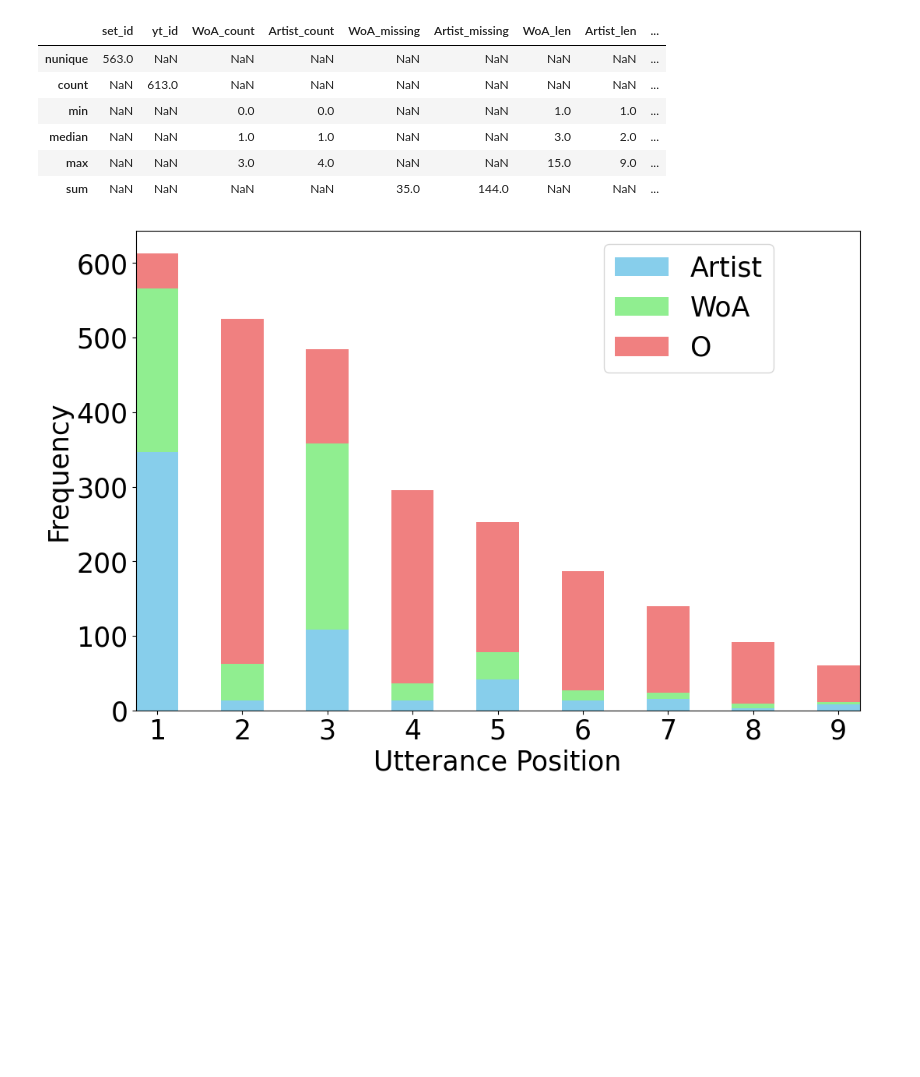
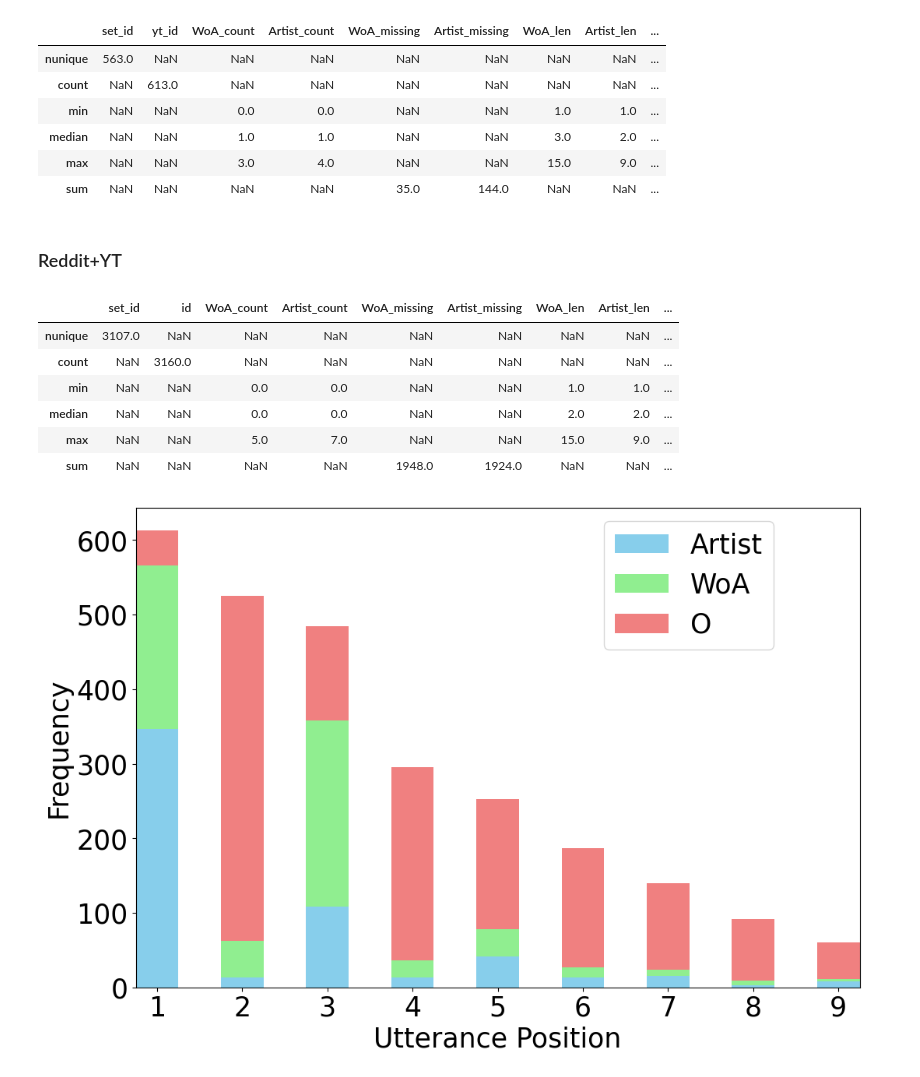
Before and after one commit to progsi/YTUnCoverLLM, a Jupyter notebook: notebooks/dataset.ipynb, the cells around one changed output. Cells and saved outputs as stored; diff of their text form; code cells hidden in the pictures; blank space fills up the shorter version.

```diff
--- a/notebooks/dataset.ipynb
+++ b/notebooks/dataset.ipynb
@@ -5,6 +5,8 @@ sys.path.append("..")
 from src.Utils import get_ents_spans
 
 data = pd.read_parquet("../data/dataset/shs100k2/data.parquet").reset_index()
+data2 = pd.read_parquet("../data/dataset/reddit+shsyt/data.parquet").reset_index().drop_duplicates(
+    subset="id").reset_index()
 # %% [markdown]
 # Overview
 # %%
@@ -24,6 +26,23 @@ data["WoA_len"] = data.WoA_first.apply(lambda x: x[1] + 1 - x[0] if isinstance(x
 data["Artist_len"] = data.Artist_first.apply(lambda x: x[1] + 1 - x[0] if isinstance(x, tuple) else None)
 data["WoA_start"] = data.WoA_first.apply(lambda x: x[0] if x else None)
 data["Artist_start"] = data.Artist_first.apply(lambda x: x[0] if x else None)
+
+data_spans2 = pd.DataFrame(pd.json_normalize(data2.IOB.apply(get_ents_spans)))
+data2["WoA"] = data_spans2.WoA
+data2.WoA = data2.WoA.apply(lambda x: x if x == x else [])
+data2["Artist"] = data_spans2.Artist
+data2.Artist = data2.Artist.apply(lambda x: x if x == x else [])
+
+data2["WoA_count"] = data2.WoA.apply(len)
+data2["Artist_count"] = data2.Artist.apply(len)
+data2["WoA_missing"] = data2.WoA_count == 0
+data2["Artist_missing"] = data2.Artist_count == 0
+data2["WoA_first"] = data2.WoA.apply(lambda x: x[0] if len(x) > 0 else None)
+data2["Artist_first"] = data2.Artist.apply(lambda x: x[0] if len(x) > 0 else None)
+data2["WoA_len"] = data2.WoA_first.apply(lambda x: x[1] + 1 - x[0] if isinstance(x, tuple) else None)
+data2["Artist_len"] = data2.Artist_first.apply(lambda x: x[1] + 1 - x[0] if isinstance(x, tuple) else None)
+data2["WoA_start"] = data2.WoA_first.apply(lambda x: x[0] if x else None)
+data2["Artist_start"] = data2.Artist_first.apply(lambda x: x[0] if x else None)
 # %% [markdown]
 # Annotated Dataset
 # %%
@@ -64,6 +85,25 @@ data_annot.agg(
 | median | NaN | NaN | 1.0 | 1.0 | NaN | NaN | 3.0 | 2.0 | ... |
 | max | NaN | NaN | 3.0 | 4.0 | NaN | NaN | 15.0 | 9.0 | ... |
 | sum | NaN | NaN | NaN | NaN | 35.0 | 144.0 | NaN | NaN | ... |
+# %% [markdown]
+### Reddit+YT
+# %%
+data2.agg(
+        {"set_id": pd.Series.nunique, "id": "count",
+         "WoA_count": ["min", "median", "max"], "Artist_count": ["min", "median", "max"],
+         "WoA_missing": "sum", "Artist_missing": "sum",
+         "WoA_len": ["min", "median", "max"], "Artist_len": ["min", "median", "max"],
+         "WoA_start": "median", "Artist_start": "median"
+         }
+    )
+# %% [output]
+|  | set_id | id | WoA_count | Artist_count | WoA_missing | Artist_missing | WoA_len | Artist_len | ... |
+| nunique | 3107.0 | NaN | NaN | NaN | NaN | NaN | NaN | NaN | ... |
+| count | NaN | 3160.0 | NaN | NaN | NaN | NaN | NaN | NaN | ... |
+| min | NaN | NaN | 0.0 | 0.0 | NaN | NaN | 1.0 | 1.0 | ... |
+| median | NaN | NaN | 0.0 | 0.0 | NaN | NaN | 2.0 | 2.0 | ... |
+| max | NaN | NaN | 5.0 | 7.0 | NaN | NaN | 15.0 | 9.0 | ... |
+| sum | NaN | NaN | NaN | NaN | 1948.0 | 1924.0 | NaN | NaN | ... |
 # %%
 from collections import defaultdict, Counter
 import matplotlib.pyplot as plt
```
Also changed, not shown: parts of 1 cell of this notebook, 4 other files.
